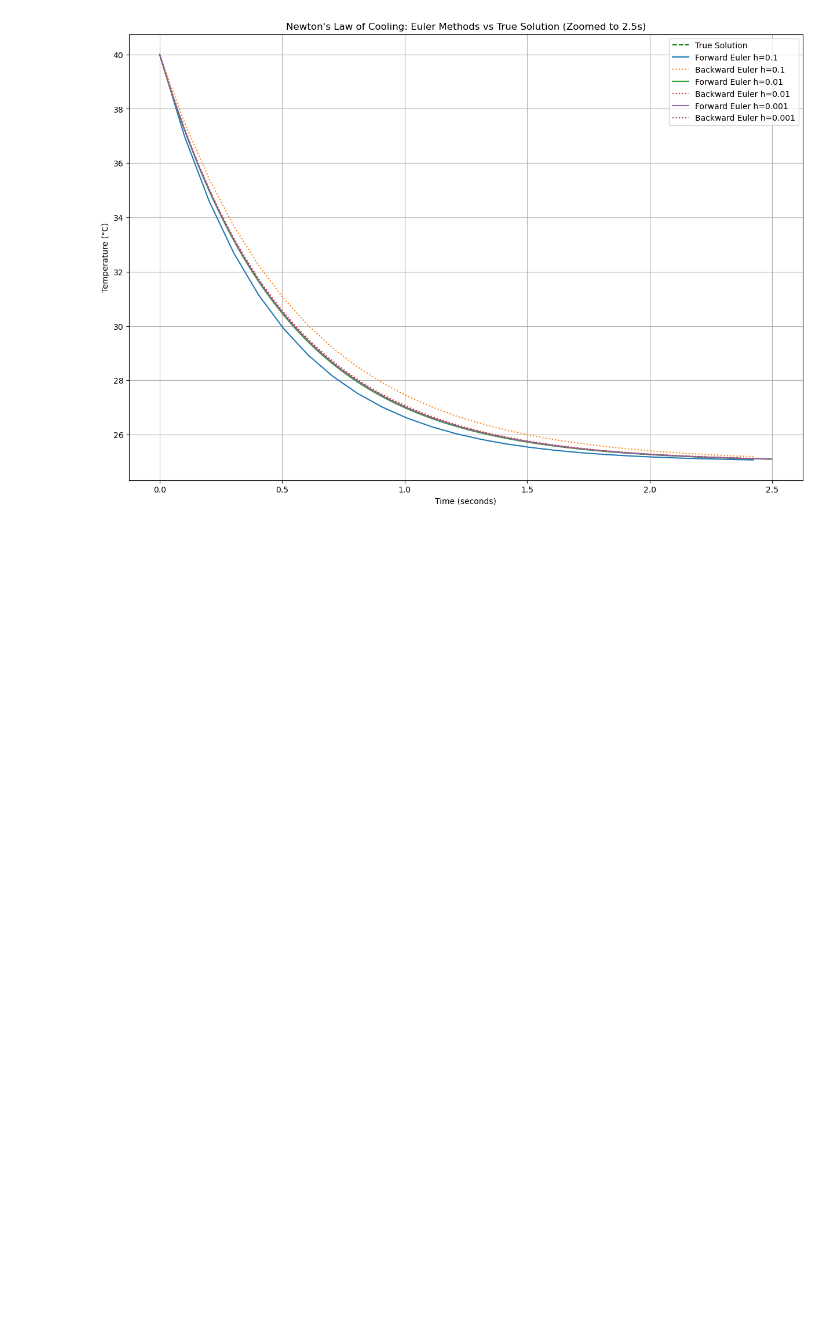
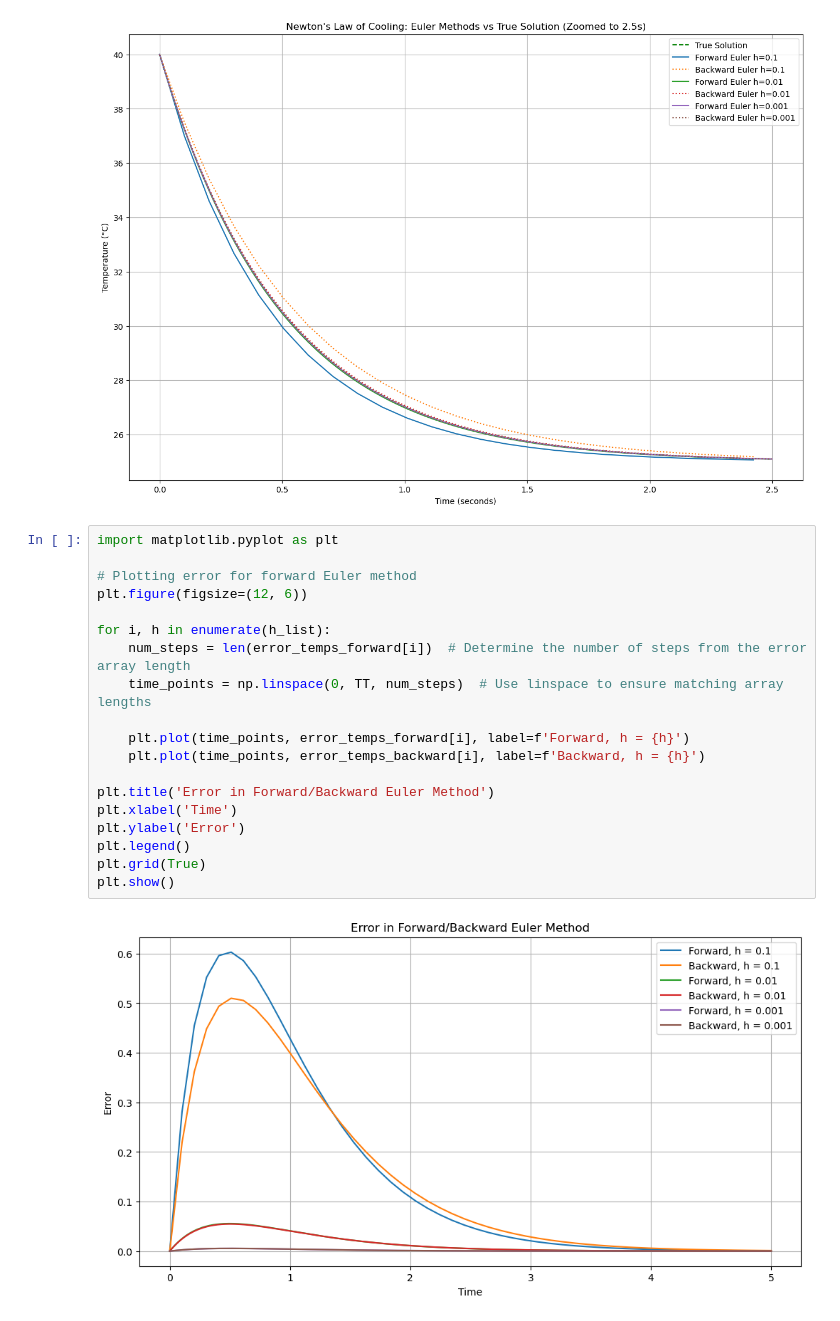
Before and after one commit to reese-karo/104-Series-UCSB, a Jupyter notebook: CP2/CP2_ODE.ipynb, the cells around one changed output. Drawn from its saved outputs; the diff is of its cells as text; blank space fills up the shorter version.

```diff
--- a/CP2/CP2_ODE.ipynb
+++ b/CP2/CP2_ODE.ipynb
@@ -172,3 +180,24 @@ def plot_approximations_zoomed(T0, M, K, TT, h_list, true_sol_func, euler_method
 plot_approximations_zoomed(T0, M, K, TT, h_list, true_sol, euler_method, Newton_cool)
 # %% [output]
 [figure]
+# %%
+import matplotlib.pyplot as plt
+
+# Plotting error for forward Euler method
+plt.figure(figsize=(12, 6))
+
+for i, h in enumerate(h_list):
+    num_steps = len(error_temps_forward[i])  # Determine the number of steps from the error array length
+    time_points = np.linspace(0, TT, num_steps)  # Use linspace to ensure matching array lengths
+
+    plt.plot(time_points, error_temps_forward[i], label=f'Forward, h = {h}')
+    plt.plot(time_points, error_temps_backward[i], label=f'Backward, h = {h}')
+
+plt.title('Error in Forward/Backward Euler Method')
+plt.xlabel('Time')
+plt.ylabel('Error')
+plt.legend()
+plt.grid(True)
+plt.show()
+# %% [output]
+[figure, added]
```
Also changed, not shown: parts of 2 cells of this notebook.
